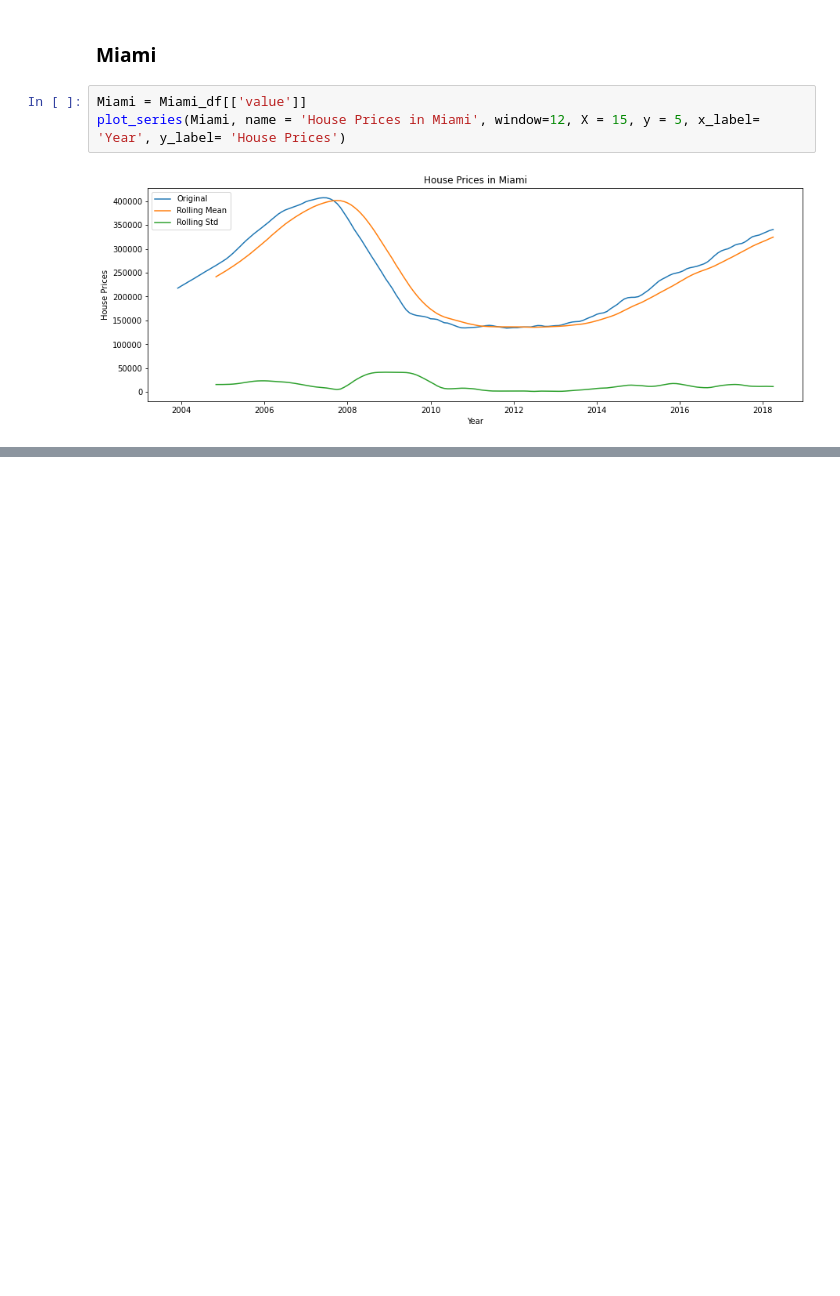
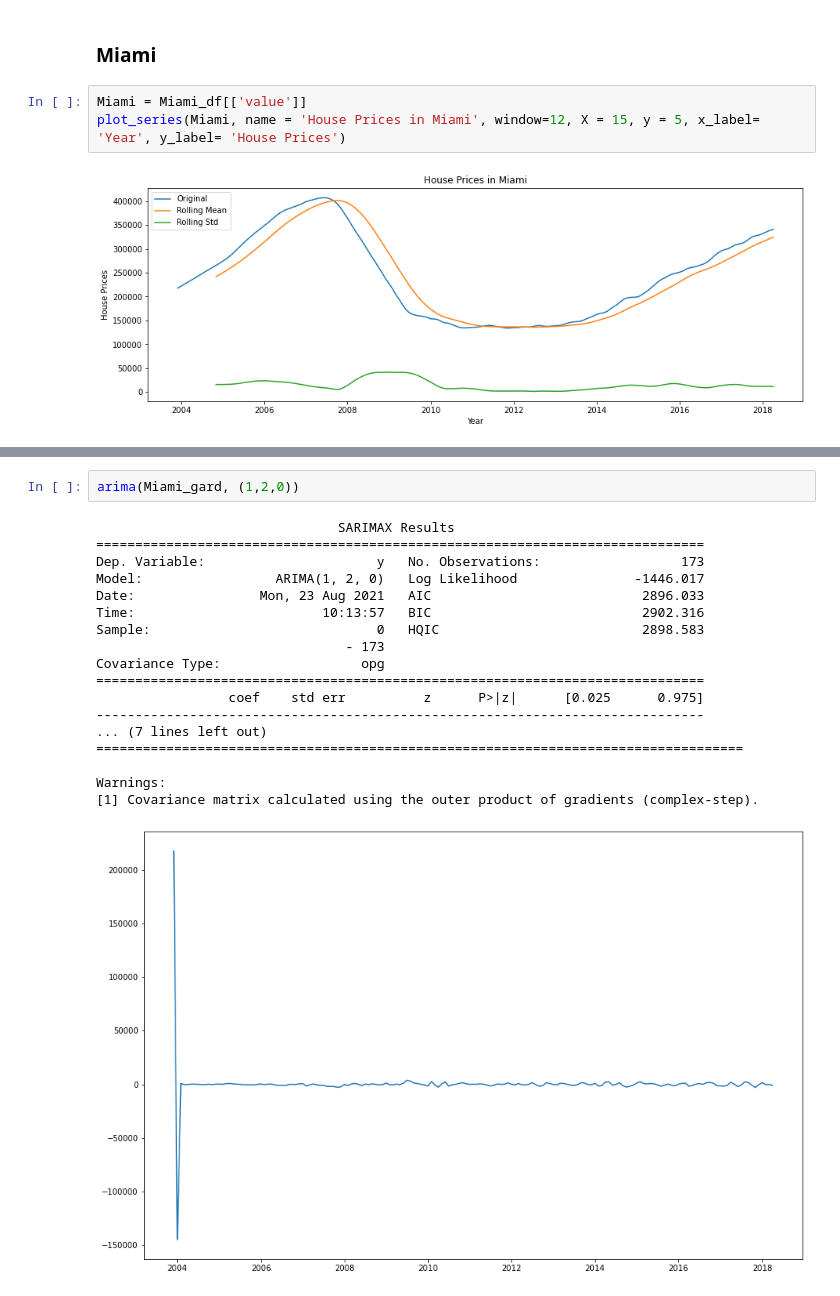
Before and after one commit to fivearm/Phase_4_Project, a Jupyter notebook: check.ipynb, the cells around one changed output, grey strips where cells are left out. Drawn from its saved outputs; the diff is of its cells as text; blank space fills up the shorter version.

```diff
--- a/check.ipynb
+++ b/check.ipynb
@@ -651,0 +627,21 @@ Critical Values:
+# %%
+arima(Miami_gard, (1,2,0))
+# %% [output]
+                               SARIMAX Results
+==============================================================================
+Dep. Variable:                      y   No. Observations:                  173
+Model:                 ARIMA(1, 2, 0)   Log Likelihood               -1446.017
+Date:                Mon, 23 Aug 2021   AIC                           2896.033
+Time:                        10:13:57   BIC                           2902.316
+Sample:                             0   HQIC                          2898.583
+                                - 173
+Covariance Type:                  opg
+==============================================================================
+                 coef    std err          z      P>|z|      [0.025      0.975]
+------------------------------------------------------------------------------
+... (7 lines left out)
+===================================================================================
+
+Warnings:
+[1] Covariance matrix calculated using the outer product of gradients (complex-step).
+[figure, added]
```
Also changed, not shown: parts of 25 cells of this notebook.
